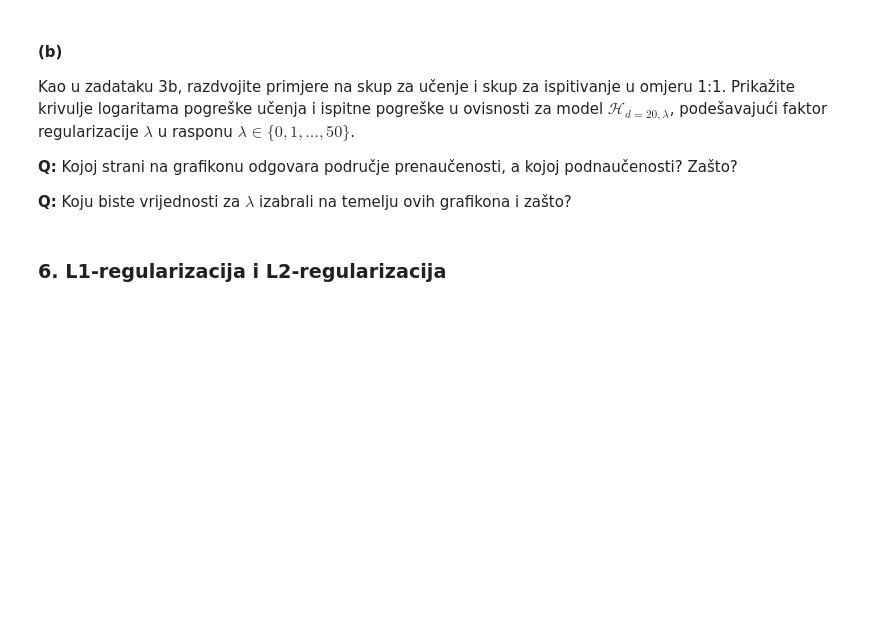
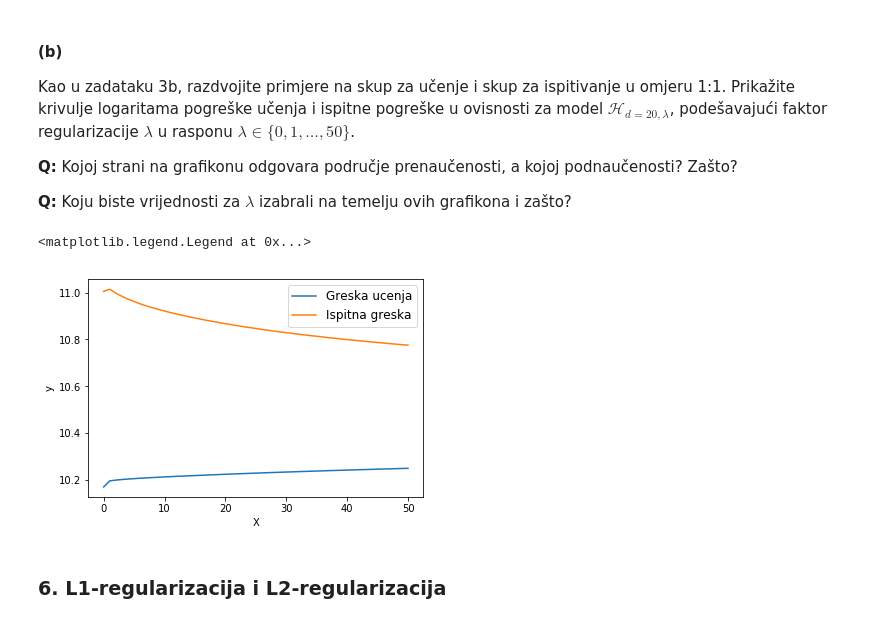
Before and after one commit to kristijanbartol/Machine-Learning, a Jupyter notebook: SU-2017-LAB01-Regresija.ipynb, the cells around one changed output. Drawn from its saved outputs; the diff is of its cells as text; code cells hidden in the pictures; blank space fills up the shorter version.

```diff
--- a/SU-2017-LAB01-Regresija.ipynb
+++ b/SU-2017-LAB01-Regresija.ipynb
@@ -335,3 +383,35 @@ Kao u zadataku 3b, razdvojite primjere na skup za učenje i skup za ispitivanje
+# %%
+X = make_instances(-5, 5, 110)
+y = make_labels(X, f, 200)
+
+d = 20
+
+X_train, X_test, y_train, y_test = train_test_split(X, y, test_size=0.5)
+
+X_train_ = PolynomialFeatures(d).fit_transform(X_train)
+X_test_ = PolynomialFeatures(d).fit_transform(X_test)
+
+lambdas = range(51)
+
+E_train = []
+E_test = []
+
+for lambda_ in lambdas:
+    clf = Ridge(alpha=lambda_, fit_intercept=False)
+    h = clf.fit(X_train_, y_train)
+
+    y_train_ = h.predict(X_train_)
+    y_test_ = h.predict(X_test_)
+
+    E_train.append(mse(y_train, y_train_))
+    E_test.append(mse(y_test, y_test_))
+
+plt.plot(lambdas, np.log(E_train), lambdas, np.log(E_test))
+plt.xlabel('X'), plt.ylabel('y')
+plt.legend(['Greska ucenja', 'Ispitna greska'], loc='best', prop={'size':12})
+# %% [output]
+<matplotlib.legend.Legend at 0x...>
+[figure, added]
 # %% [markdown]
 ### 6. L1-regularizacija i L2-regularizacija
 # %% [markdown]
```
Also changed, not shown: parts of 16 cells of this notebook.
